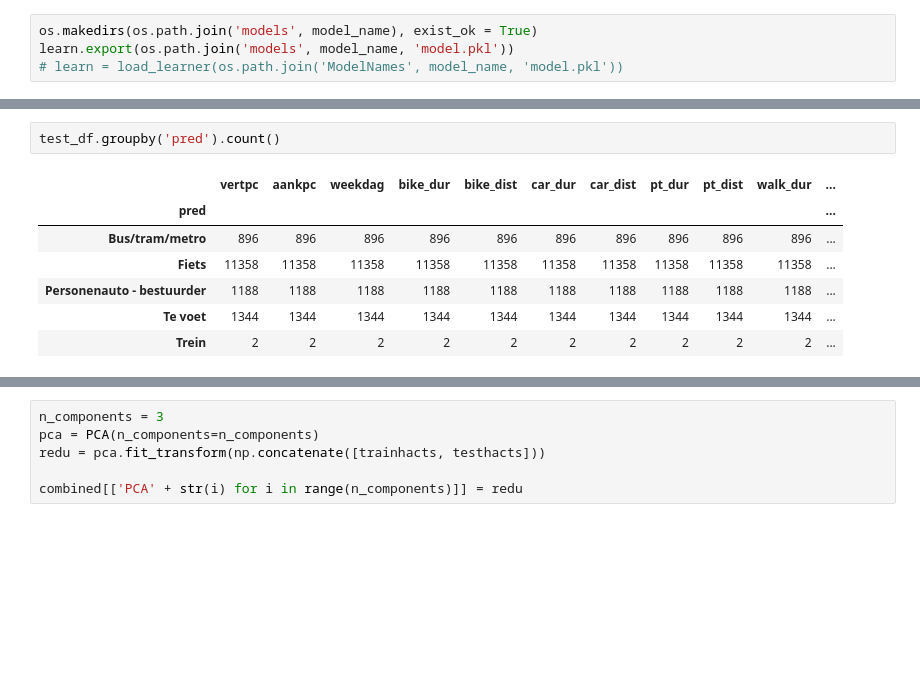
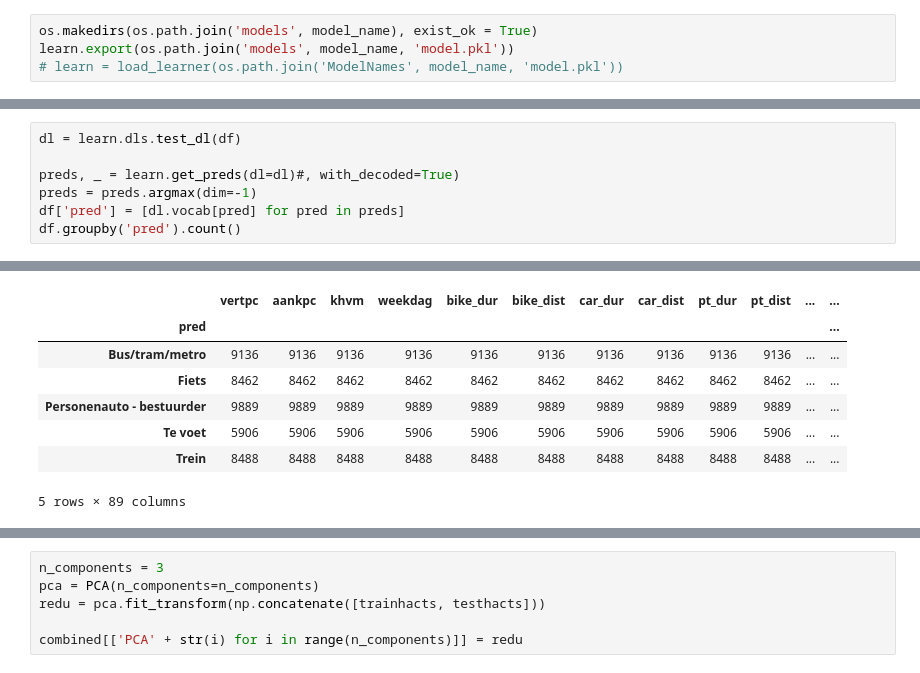
Before and after one commit to RabbiJoshy/Mobility2Vec, a Jupyter notebook: Embeddings/FelyxOTPEmbedFastAI.ipynb, the cells around one changed output, grey strips where cells are left out. Cells and saved outputs as stored; diff of their text form; blank space fills up the shorter version.

```diff
--- a/Embeddings/FelyxOTPEmbedFastAI.ipynb
+++ b/Embeddings/FelyxOTPEmbedFastAI.ipynb
@@ -160,10 +215,8 @@ test_df.groupby('pred').count()
-# %%
-test_df.groupby('pred').count()
-# %% [output]
-|  | vertpc | aankpc | weekdag | bike_dur | bike_dist | car_dur | car_dist | pt_dur | pt_dist | walk_dur | ... |
-| pred |  |  |  |  |  |  |  |  |  |  | ... |
-| Bus/tram/metro | 896 | 896 | 896 | 896 | 896 | 896 | 896 | 896 | 896 | 896 | ... |
-| Fiets | 11358 | 11358 | 11358 | 11358 | 11358 | 11358 | 11358 | 11358 | 11358 | 11358 | ... |
-| Personenauto - bestuurder | 1188 | 1188 | 1188 | 1188 | 1188 | 1188 | 1188 | 1188 | 1188 | 1188 | ... |
-| Te voet | 1344 | 1344 | 1344 | 1344 | 1344 | 1344 | 1344 | 1344 | 1344 | 1344 | ... |
-| Trein | 2 | 2 | 2 | 2 | 2 | 2 | 2 | 2 | 2 | 2 | ... |
+# %%
+dl = learn.dls.test_dl(df)
+
+preds, _ = learn.get_preds(dl=dl)#, with_decoded=True)
+preds = preds.argmax(dim=-1)
+df['pred'] = [dl.vocab[pred] for pred in preds]
+df.groupby('pred').count()
+# %% [output]
@@ -170,3 +224,11 @@ test_df.groupby('pred').count()
+|  | vertpc | aankpc | khvm | weekdag | bike_dur | bike_dist | car_dur | car_dist | pt_dur | pt_dist | ... | ... |
+| pred |  |  |  |  |  |  |  |  |  |  |  | ... |
+| Bus/tram/metro | 9136 | 9136 | 9136 | 9136 | 9136 | 9136 | 9136 | 9136 | 9136 | 9136 | ... | ... |
+| Fiets | 8462 | 8462 | 8462 | 8462 | 8462 | 8462 | 8462 | 8462 | 8462 | 8462 | ... | ... |
+| Personenauto - bestuurder | 9889 | 9889 | 9889 | 9889 | 9889 | 9889 | 9889 | 9889 | 9889 | 9889 | ... | ... |
+| Te voet | 5906 | 5906 | 5906 | 5906 | 5906 | 5906 | 5906 | 5906 | 5906 | 5906 | ... | ... |
+| Trein | 8488 | 8488 | 8488 | 8488 | 8488 | 8488 | 8488 | 8488 | 8488 | 8488 | ... | ... |
+5 rows × 89 columns
 # %%
 learn.model.layers
 # %% [output]
```
Also changed, not shown: parts of 18 cells of this notebook, 5 other files.
